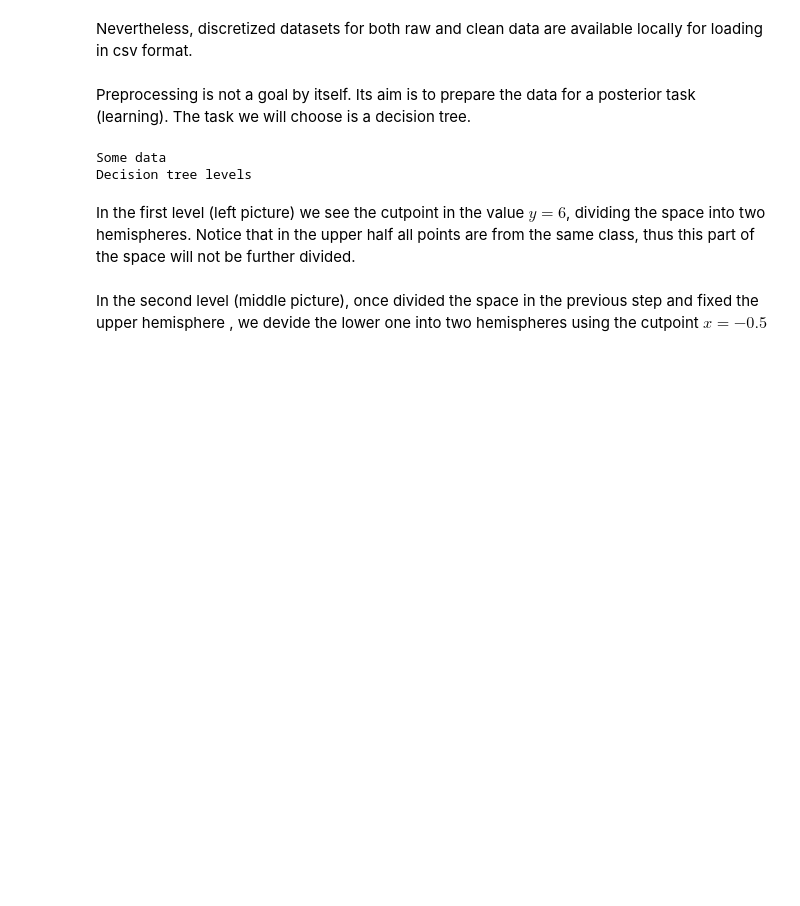
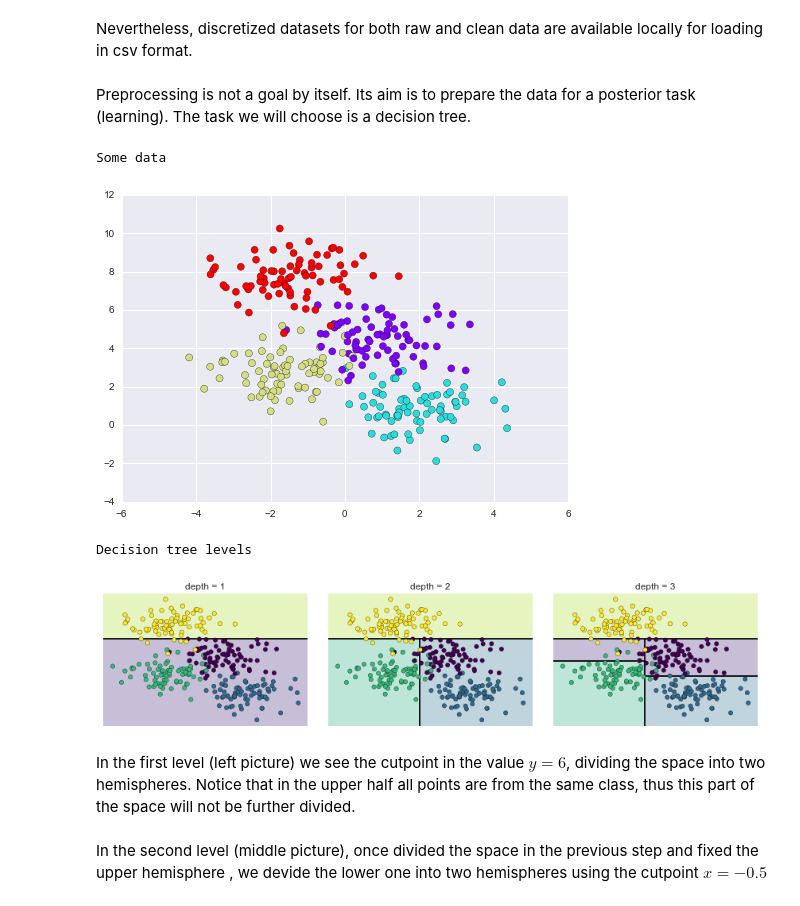
Before and after one commit to xetxezarreta/Aprendizaje_Automatico, a Jupyter notebook: 01_preprocessing/Preprocessing-Part1.ipynb, the cells around one changed output. Drawn from its saved outputs; the diff is of its cells as text; code cells hidden in the pictures; blank space fills up the shorter version.

Commit message:
add images to preprocessing

```diff
--- a/01_preprocessing/Preprocessing-Part1.ipynb
+++ b/01_preprocessing/Preprocessing-Part1.ipynb
@@ -372,13 +367,15 @@ Preprocessing is not a goal by itself. Its aim is to prepare the data for a post
 # %%
 from IPython.core.display import Image, display
 print("Some data")
-# display(Image(filename='DecisionTreeSampleData.png'))
+display(Image(filename='images/DecisionTreeSampleData.png'))
 
 print("Decision tree levels")
-# display(Image(filename='DecisionTreeLevels.png'))
+display(Image(filename='images/DecisionTreeLevels.png'))
 # %% [output]
 Some data
-Decision tree levels
+[figure, added]
+Decision tree levels
+[figure, added]
 # %% [markdown]
 In the first level (left picture) we see the cutpoint in the value $y = 6$, dividing the space into two hemispheres. Notice that in the upper half all points are from the same class, thus this part of the space will not be further divided.
 # %% [markdown]
```
Also changed, not shown: parts of 6 cells of this notebook, 2 other files.
